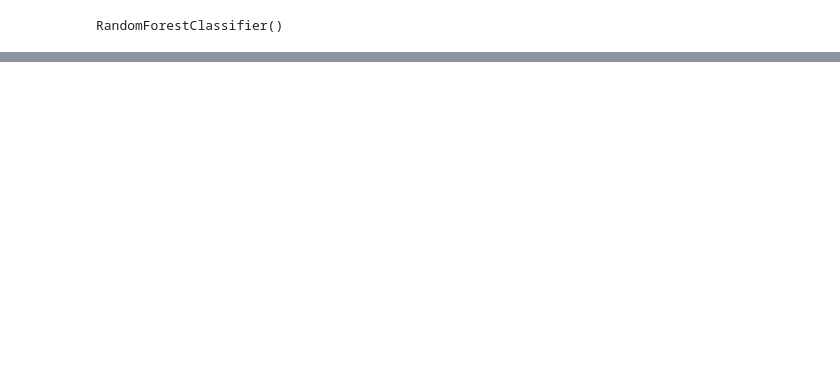
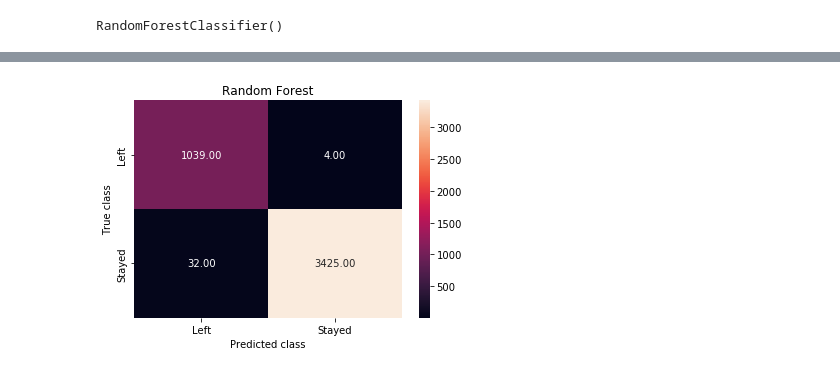
Before and after one commit to moseti1/predicting-employee-attrition, a Jupyter notebook: company_X_employee_attrition.ipynb, the cells around one changed output, grey strips where cells are left out. Saved outputs shown, nothing was run; the diff lists cells and outputs as text; code cells hidden in the pictures; blank space fills up the shorter version.

```diff
--- a/company_X_employee_attrition.ipynb
+++ b/company_X_employee_attrition.ipynb
@@ -209,0 +317,12 @@ accuracy_score(y_test,test_pred)
+# %%
+y_pred = model.predict(X_test)
+from sklearn.metrics import confusion_matrix
+import seaborn as sns
+forest_cm = metrics.confusion_matrix(y_pred, y_test, [1,0])
+sns.heatmap(forest_cm, annot=True, fmt='.2f',xticklabels = ["Left", "Stayed"] , yticklabels = ["Left", "Stayed"] )
+plt.ylabel('True class')
+plt.xlabel('Predicted class')
+plt.title('Random Forest')
+plt.savefig('img/random_forest')
+# %% [output]
+[figure, added]
```
Also changed, not shown: parts of 23 cells of this notebook, 10 other files.
